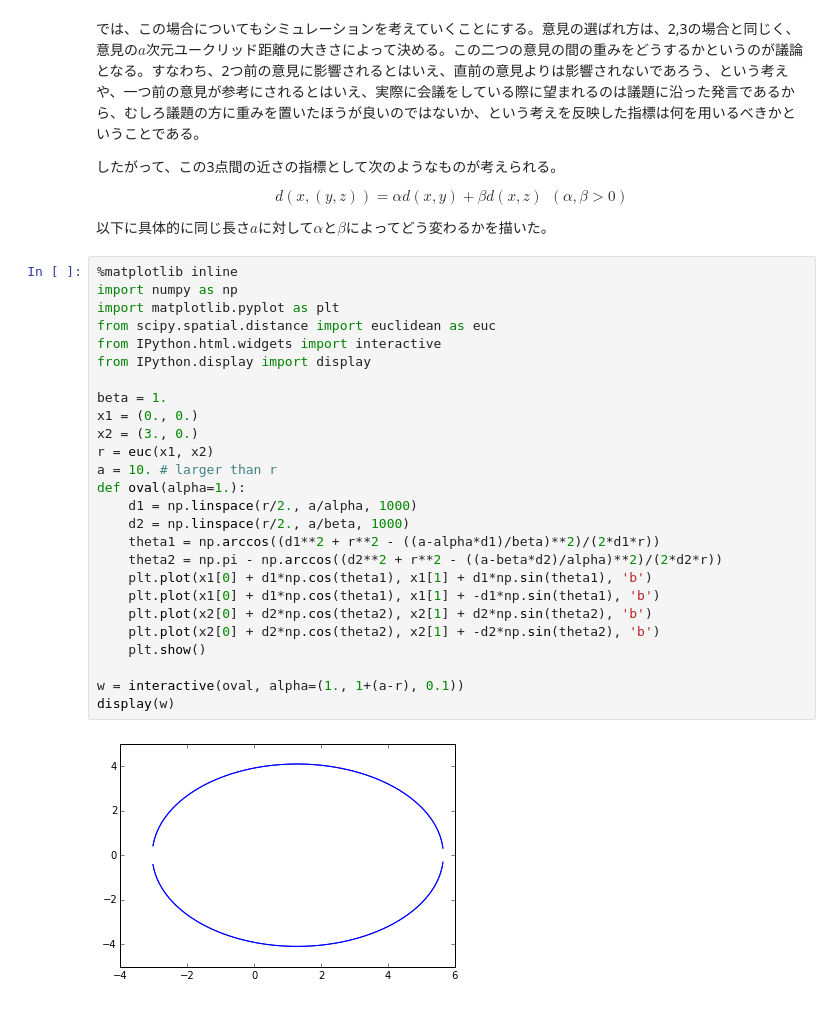
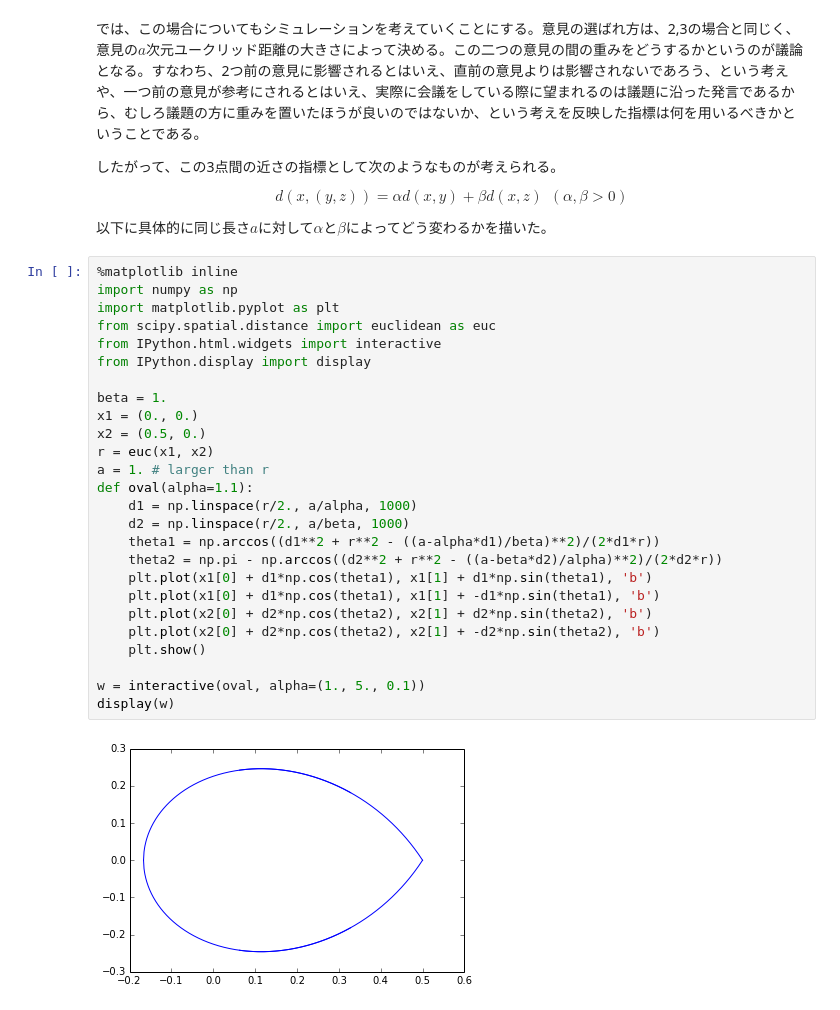
Before and after one commit to ssh0/sotsuron, a Jupyter notebook: simple3/simple3_45.ipynb, the cells around one changed output. Saved outputs shown, nothing was run; the diff lists cells and outputs as text.

```diff
--- a/simple3/simple3_45.ipynb
+++ b/simple3/simple3_45.ipynb
@@ -21,28 +21,28 @@ $$d(x,(y,z)) = \alpha d(x,y) + \beta d(x,z)\ \ (\alpha, \beta > 0)$$
 # %%
 %matplotlib inline
 import numpy as np
 import matplotlib.pyplot as plt
 from scipy.spatial.distance import euclidean as euc
 from IPython.html.widgets import interactive
 from IPython.display import display
 
 beta = 1.
 x1 = (0., 0.)
-x2 = (3., 0.)
+x2 = (0.5, 0.)
 r = euc(x1, x2)
-a = 10. # larger than r
-def oval(alpha=1.):
+a = 1. # larger than r
+def oval(alpha=1.1):
     d1 = np.linspace(r/2., a/alpha, 1000)
     d2 = np.linspace(r/2., a/beta, 1000)
     theta1 = np.arccos((d1**2 + r**2 - ((a-alpha*d1)/beta)**2)/(2*d1*r))
     theta2 = np.pi - np.arccos((d2**2 + r**2 - ((a-beta*d2)/alpha)**2)/(2*d2*r))
     plt.plot(x1[0] + d1*np.cos(theta1), x1[1] + d1*np.sin(theta1), 'b')
     plt.plot(x1[0] + d1*np.cos(theta1), x1[1] + -d1*np.sin(theta1), 'b')
     plt.plot(x2[0] + d2*np.cos(theta2), x2[1] + d2*np.sin(theta2), 'b')
     plt.plot(x2[0] + d2*np.cos(theta2), x2[1] + -d2*np.sin(theta2), 'b')
     plt.show()
 
-w = interactive(oval, alpha=(1., 1+(a-r), 0.1))
+w = interactive(oval, alpha=(1., 5., 0.1))
 display(w)
 # %% [output]
-[figure, old version]
+[figure, new version]
```
Also changed, not shown: parts of 4 cells of this notebook, 2 other files.
